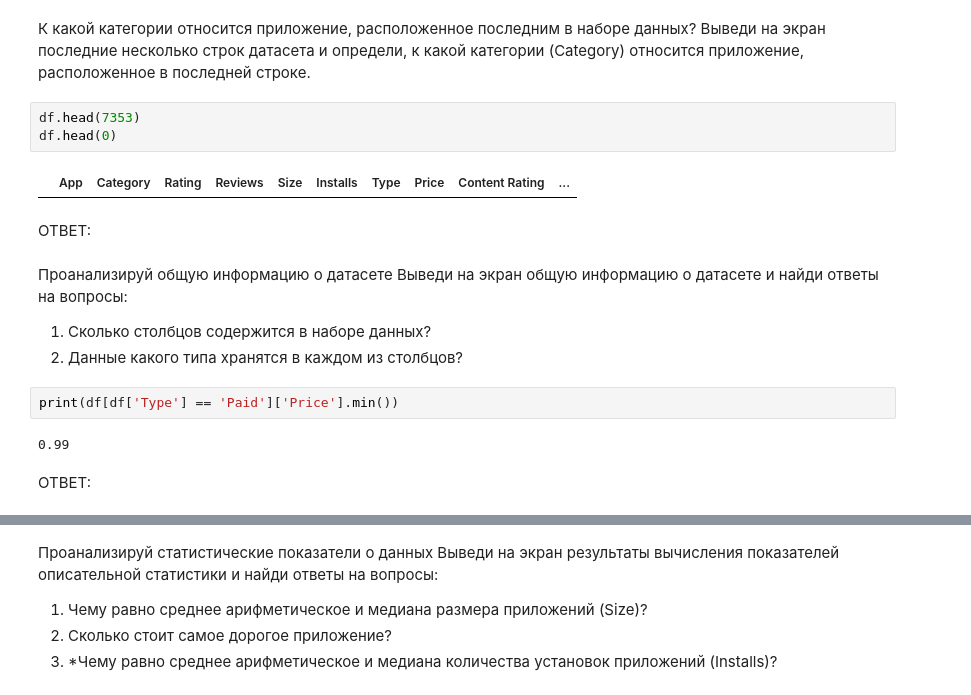
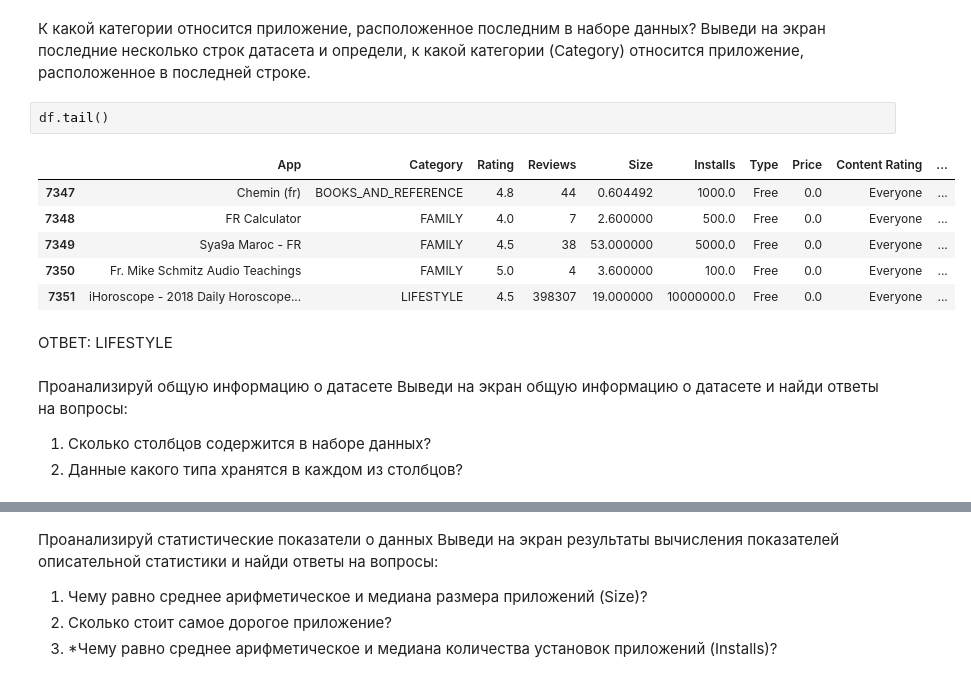
Before and after one commit to DarkAngel285/GoogleCoLab, a Jupyter notebook: Занятие_21_pandas.ipynb, the cells around one changed output, grey strips where cells are left out. Cells and saved outputs as stored; diff of their text form.

```diff
--- a/Занятие_21_pandas.ipynb
+++ b/Занятие_21_pandas.ipynb
@@ -124,22 +128,20 @@ df.head()
 # %% [markdown]
 К какой категории относится приложение, расположенное последним в наборе данных?
 Выведи на экран последние несколько строк датасета и определи, к какой категории (Category) относится приложение, расположенное в последней строке.
-# %%
-df.head(7353)
-df.head(0)
-# %% [output]
-|  | App | Category | Rating | Reviews | Size | Installs | Type | Price | Content Rating | ... |
+# %%
+df.tail()
+# %% [output]
+|  | App | Category | Rating | Reviews | Size | Installs | Type | Price | Content Rating | ... |
+| 7347 | Chemin (fr) | BOOKS_AND_REFERENCE | 4.8 | 44 | 0.604492 | 1000.0 | Free | 0.0 | Everyone | ... |
+| 7348 | FR Calculator | FAMILY | 4.0 | 7 | 2.600000 | 500.0 | Free | 0.0 | Everyone | ... |
+| 7349 | Sya9a Maroc - FR | FAMILY | 4.5 | 38 | 53.000000 | 5000.0 | Free | 0.0 | Everyone | ... |
+| 7350 | Fr. Mike Schmitz Audio Teachings | FAMILY | 5.0 | 4 | 3.600000 | 100.0 | Free | 0.0 | Everyone | ... |
+| 7351 | iHoroscope - 2018 Daily Horoscope... | LIFESTYLE | 4.5 | 398307 | 19.000000 | 10000000.0 | Free | 0.0 | Everyone | ... |
 # %% [markdown]
-ОТВЕТ:
+ОТВЕТ: LIFESTYLE
 # %% [markdown]
 
 Проанализируй общую информацию о датасете
 Выведи на экран общую информацию о датасете и найди ответы на вопросы:
 1) Сколько столбцов содержится в наборе данных?
 2) Данные какого типа хранятся в каждом из столбцов?
-# %%
-print(df[df['Type'] == 'Paid']['Price'].min())
-# %% [output]
-0.99
-# %% [markdown]
-ОТВЕТ:
```
Also changed, not shown: parts of 17 cells of this notebook.
